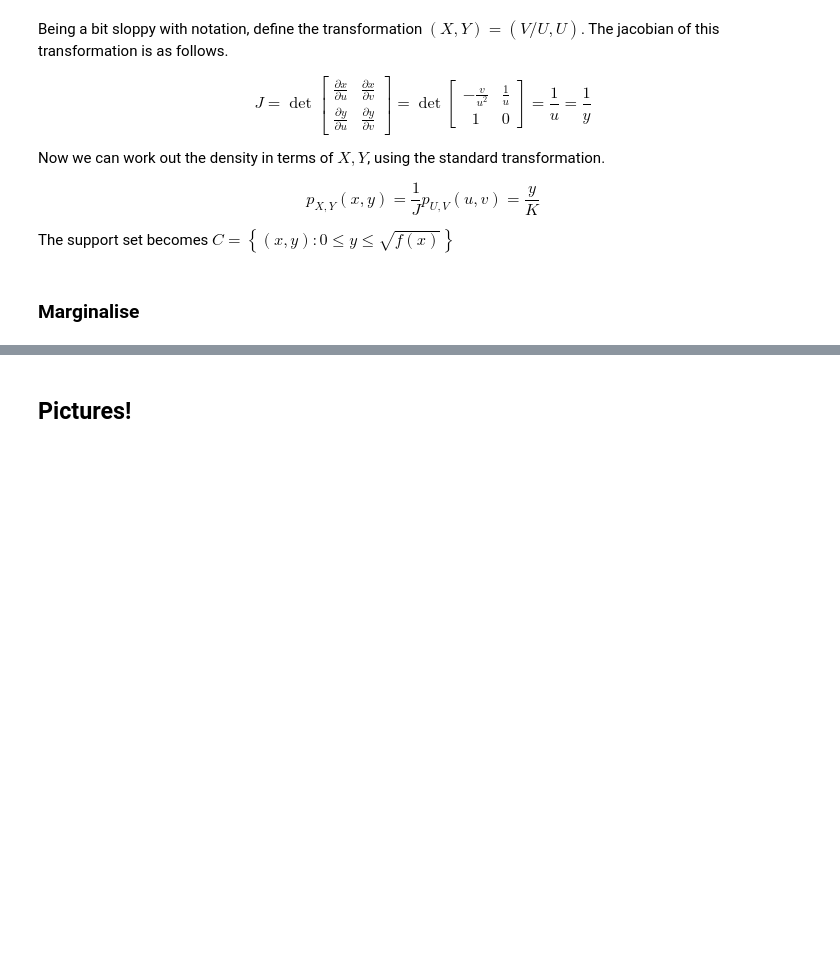
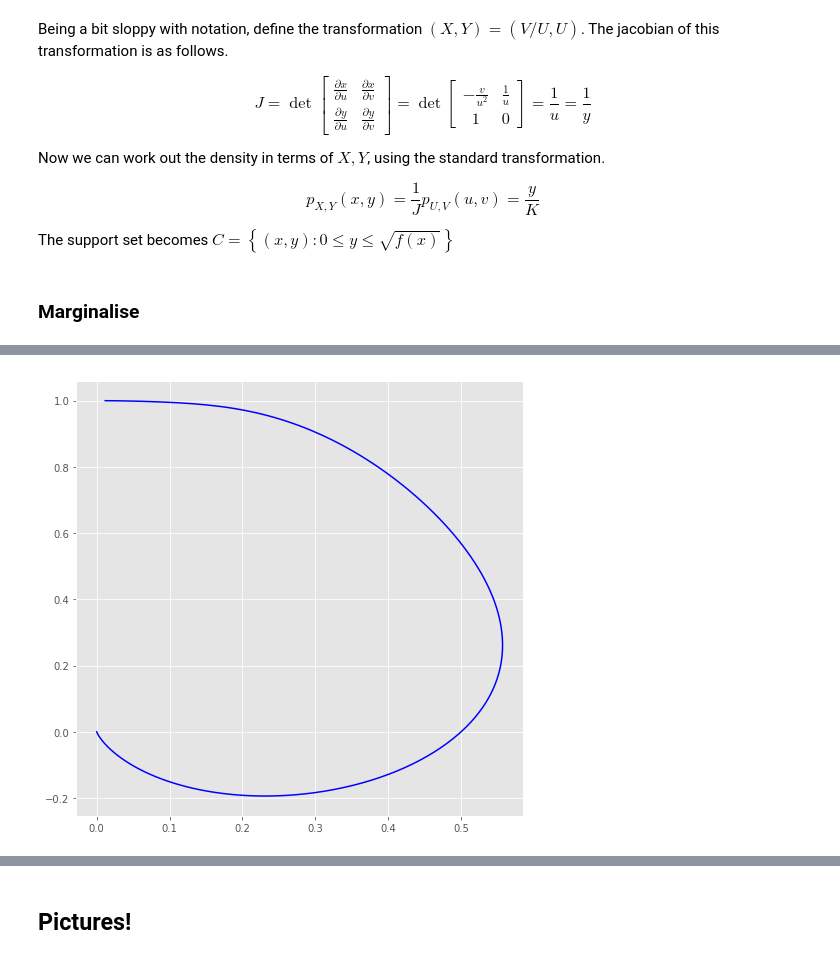
Before and after one commit to drpeteb/ratio-of-uniforms-sampling, a Jupyter notebook: ratio-of-uniforms-sampling.ipynb, the cells around one changed output, grey strips where cells are left out. Saved outputs shown, nothing was run; the diff lists cells and outputs as text; code cells hidden in the pictures; blank space fills up the shorter version.

```diff
--- a/ratio-of-uniforms-sampling.ipynb
+++ b/ratio-of-uniforms-sampling.ipynb
@@ -71,0 +103,5 @@ $$
+# %%
+# Sigmoid
+draw_function_wrapped_around(lambda x: 1.0 / (1.0 + np.exp(-x)))
+# %% [output]
+[figure, added]
```
Also changed, not shown: parts of 18 cells of this notebook.
